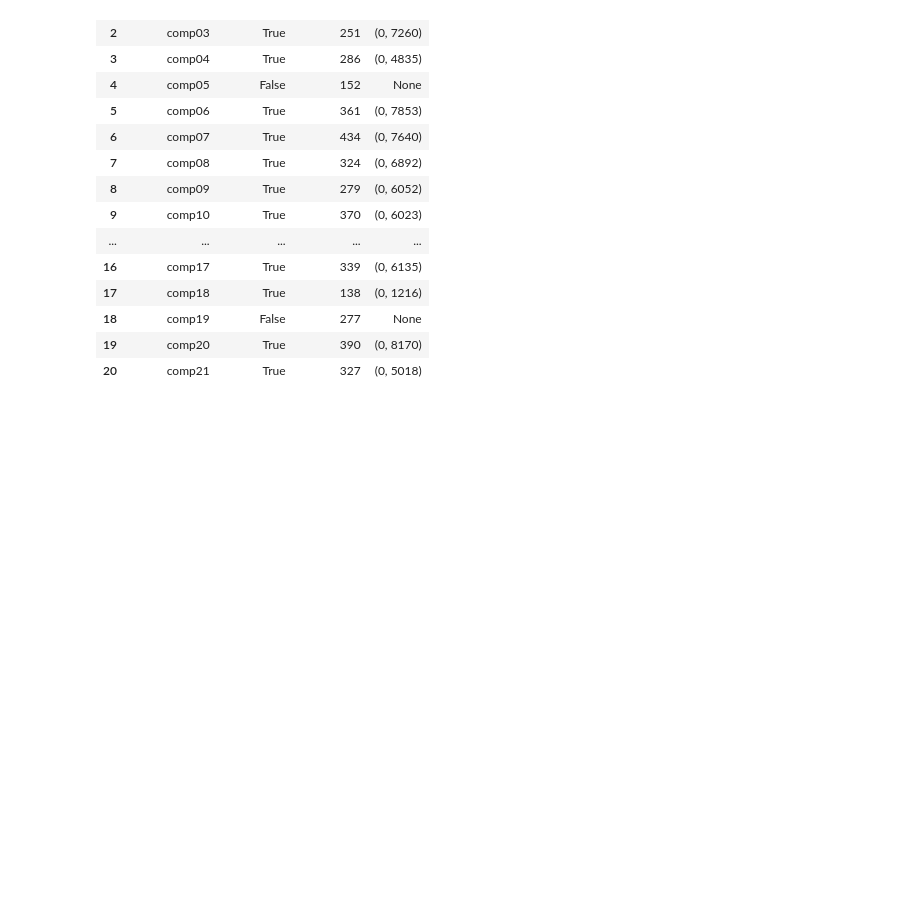
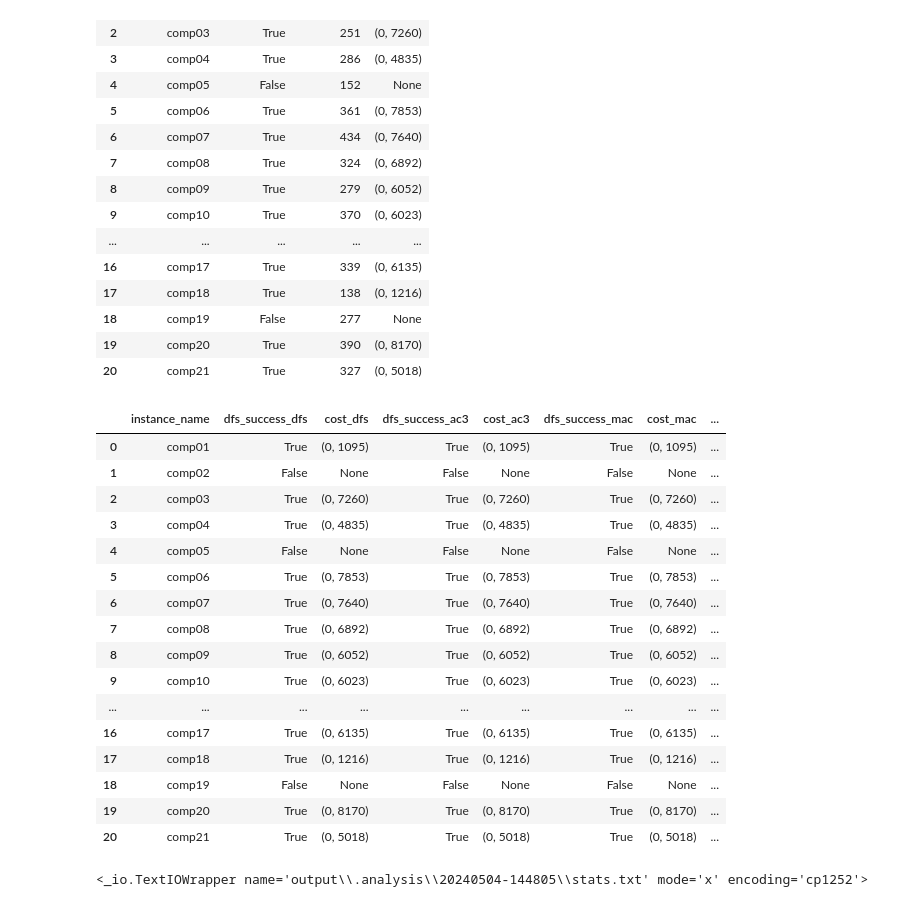
Before and after one commit to wayne1512/ITC2019, a Jupyter notebook: experiment_analysis/depth_first_seach_analysis.ipynb, the cells around one changed output. Drawn from its saved outputs; the diff is of its cells as text; code cells hidden in the pictures; blank space fills up the shorter version.

```diff
--- a/experiment_analysis/depth_first_seach_analysis.ipynb
+++ b/experiment_analysis/depth_first_seach_analysis.ipynb
@@ -601,0 +658,24 @@ itc07_t3_dfs_res[['instance_name','dfs_success','class_count','cost']]
+# %%
+t3_merged
+# %% [output]
+|  | instance_name | dfs_success_dfs | cost_dfs | dfs_success_ac3 | cost_ac3 | dfs_success_mac | cost_mac | ... |
+| 0 | comp01 | True | (0, 1095) | True | (0, 1095) | True | (0, 1095) | ... |
+| 1 | comp02 | False | None | False | None | False | None | ... |
+| 2 | comp03 | True | (0, 7260) | True | (0, 7260) | True | (0, 7260) | ... |
+| 3 | comp04 | True | (0, 4835) | True | (0, 4835) | True | (0, 4835) | ... |
+| 4 | comp05 | False | None | False | None | False | None | ... |
+| 5 | comp06 | True | (0, 7853) | True | (0, 7853) | True | (0, 7853) | ... |
+| 6 | comp07 | True | (0, 7640) | True | (0, 7640) | True | (0, 7640) | ... |
+| 7 | comp08 | True | (0, 6892) | True | (0, 6892) | True | (0, 6892) | ... |
+| 8 | comp09 | True | (0, 6052) | True | (0, 6052) | True | (0, 6052) | ... |
+| 9 | comp10 | True | (0, 6023) | True | (0, 6023) | True | (0, 6023) | ... |
+| ... | ... | ... | ... | ... | ... | ... | ... | ... |
+| 16 | comp17 | True | (0, 6135) | True | (0, 6135) | True | (0, 6135) | ... |
+| 17 | comp18 | True | (0, 1216) | True | (0, 1216) | True | (0, 1216) | ... |
+| 18 | comp19 | False | None | False | None | False | None | ... |
+| 19 | comp20 | True | (0, 8170) | True | (0, 8170) | True | (0, 8170) | ... |
+| 20 | comp21 | True | (0, 5018) | True | (0, 5018) | True | (0, 5018) | ... |
+# %%
+stats_file
+# %% [output]
+<_io.TextIOWrapper name='output\\.analysis\\20240504-144805\\stats.txt' mode='x' encoding='cp1252'>
```
Also changed, not shown: parts of 2 cells of this notebook, 2 other files.
